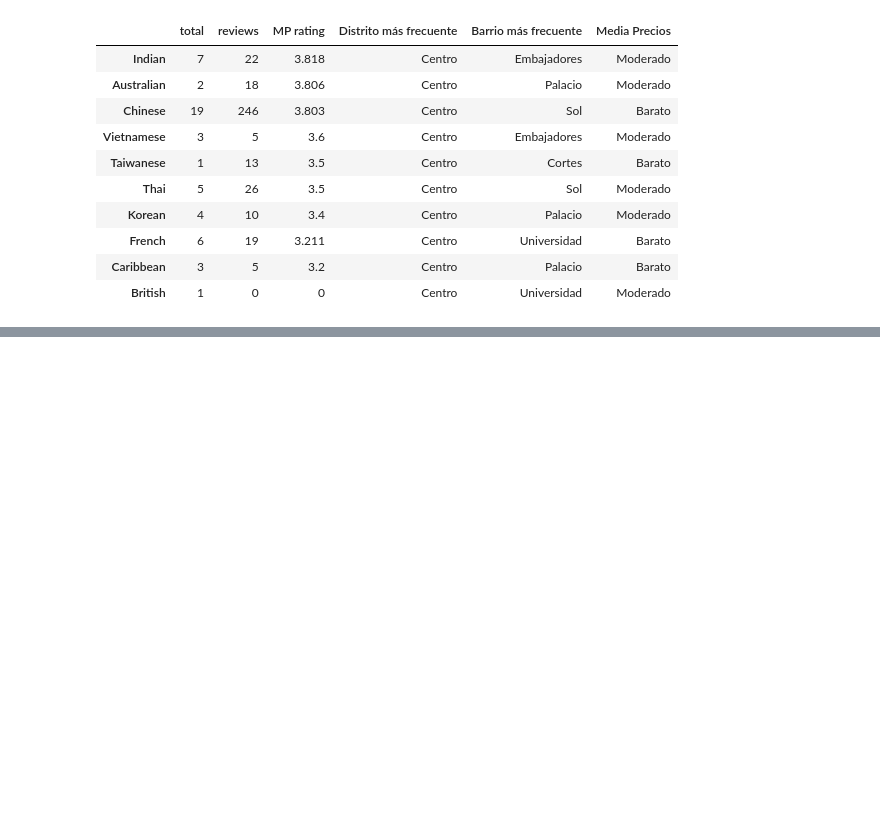
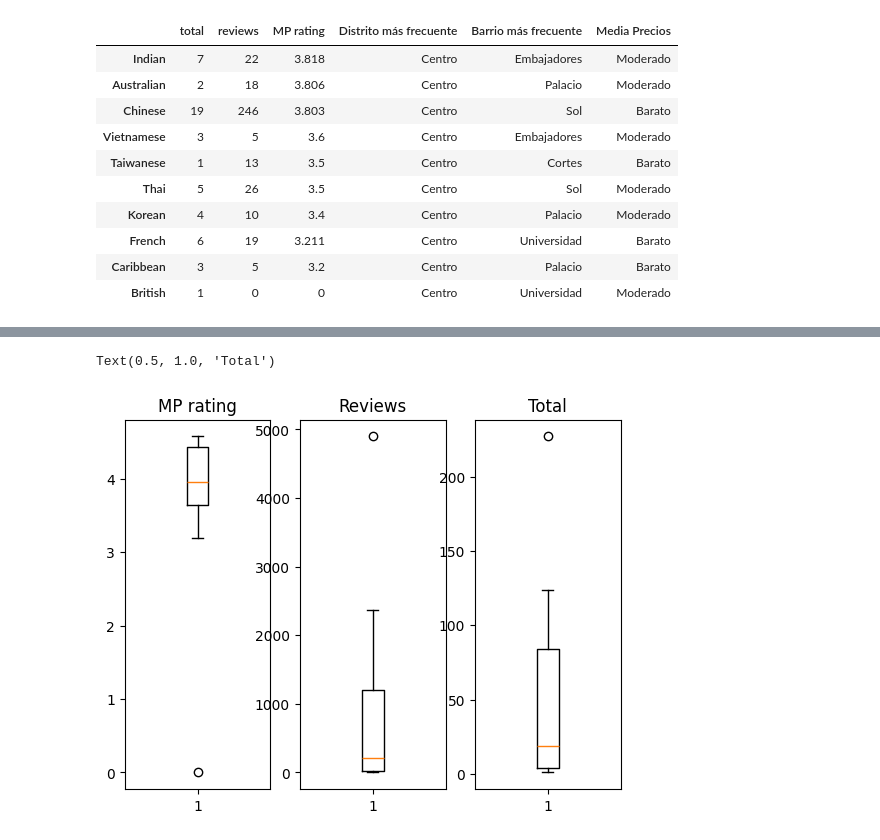
Before and after one commit to anton-p0g/ProyectoWebScrapping, a Jupyter notebook: parte2/top tipos de restaurantes/top_tipos_restuarantes.ipynb, the cells around one changed output, grey strips where cells are left out. Cells and saved outputs as stored; diff of their text form; code cells hidden in the pictures; blank space fills up the shorter version.

```diff
--- a/parte2/top tipos de restaurantes/top_tipos_restuarantes.ipynb
+++ b/parte2/top tipos de restaurantes/top_tipos_restuarantes.ipynb
@@ -189,0 +185,13 @@ total_rating_ordenados[-10:]
+# %%
+plt.subplot(1,3,1)
+plt.boxplot(df_def["MP rating"])
+plt.title("MP rating")
+plt.subplot(1,3,2)
+plt.boxplot(df_def["reviews"])
+plt.title("Reviews")
+plt.subplot(1,3,3)
+plt.boxplot(df_def["total"])
+plt.title("Total")
+# %% [output]
+Text(0.5, 1.0, 'Total')
+[figure, added]
```
Also changed, not shown: parts of 4 cells of this notebook.
